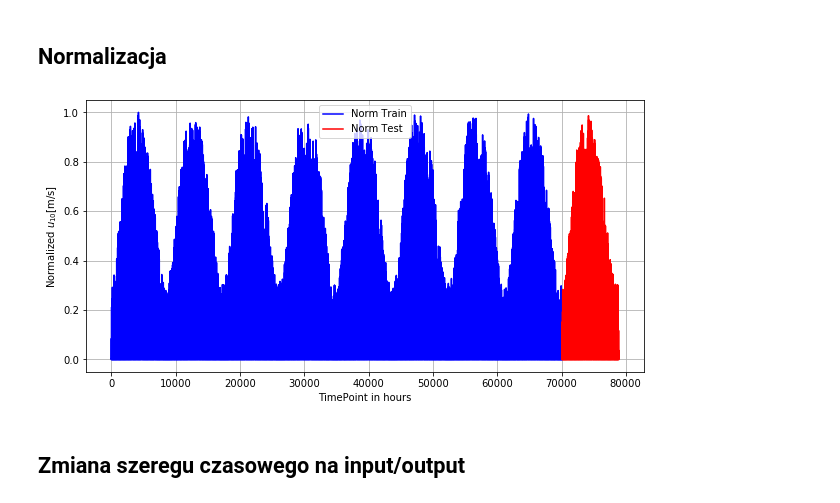
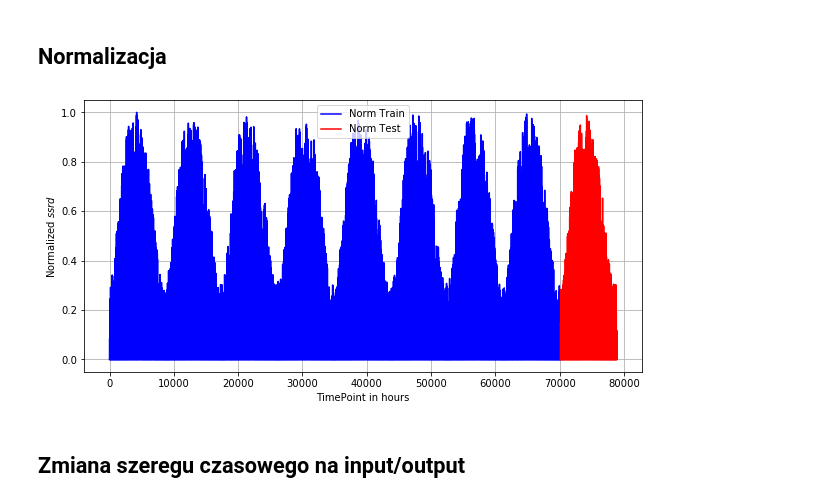
Before and after one commit to Rorjh/wind_forecasting, a Jupyter notebook: multivariate_solar_radiation.ipynb, the cells around one changed output. Drawn from its saved outputs; the diff is of its cells as text; code cells hidden in the pictures.

Commit message:
Fix of label in one of the charts

```diff
--- a/multivariate_solar_radiation.ipynb
+++ b/multivariate_solar_radiation.ipynb
@@ -105,13 +105,13 @@ values_test = scaler.transform(values_test)
 # %%
 plt.figure(figsize=[10,5])
 plt.xlabel('TimePoint in hours')
-plt.ylabel('Normalized $u_{10}$[m/s]')
+plt.ylabel('Normalized $ssrd$')
 plt.grid()
 plt.plot(range(len(values_train)),values_train[:,4],'b')
 plt.plot(range(len(values_train),len(values_train)+len(values_test)),values_test[:,4],'r')
 plt.legend(['Norm Train','Norm Test']);
 # %% [output]
-[figure, old version]
+[figure, new version]
 # %% [markdown]
 ## Zmiana szeregu czasowego na input/output
 # %%
```
Also changed, not shown: 1 other file.
